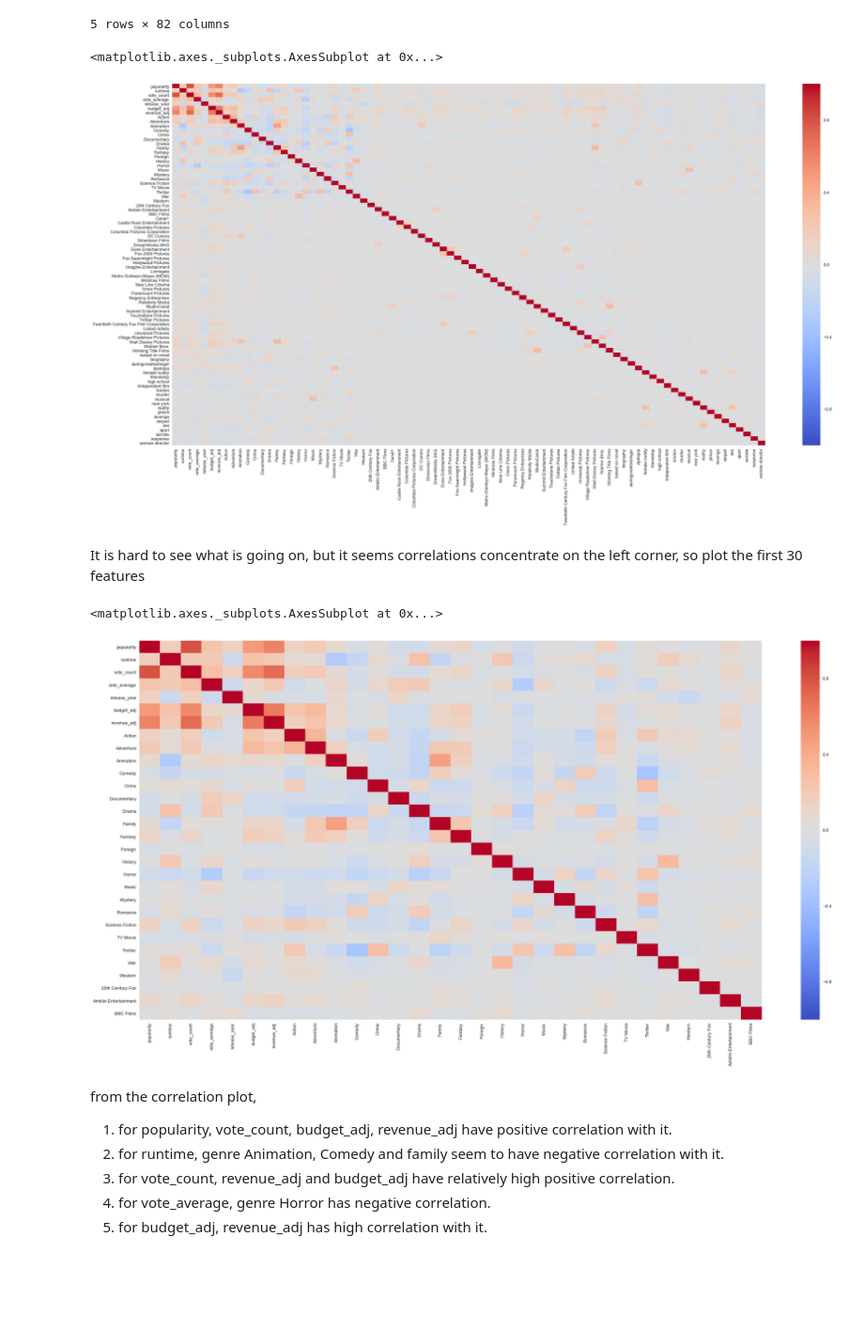
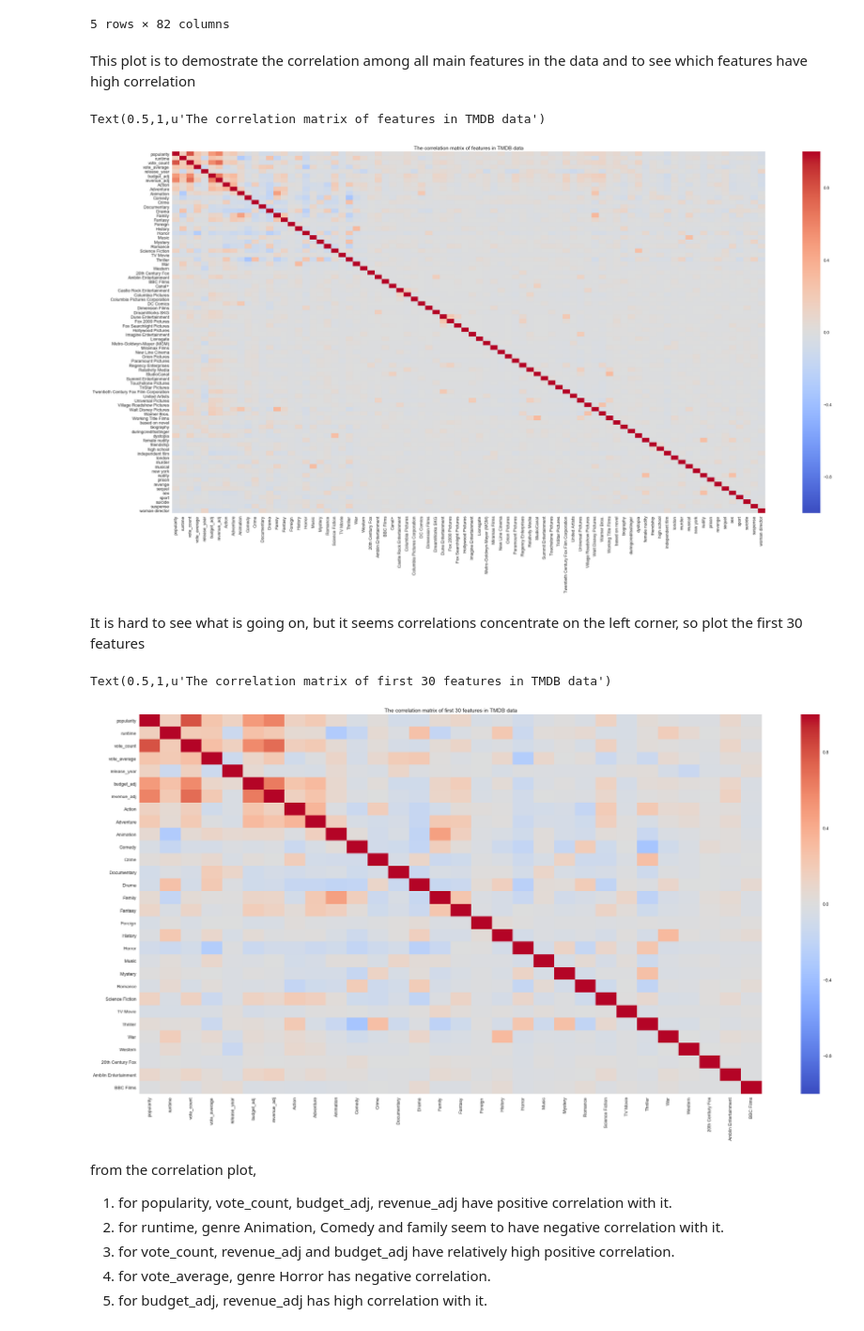
Before and after one commit to hankzhu4291/tmdb-movie, a Jupyter notebook: tmdb-movie-investigation.ipynb, the cells around one changed output. Shown at 94% size. Cells and saved outputs as stored; diff of their text form; code cells hidden in the pictures; blank space fills up the shorter version.

```diff
--- a/tmdb-movie-investigation.ipynb
+++ b/tmdb-movie-investigation.ipynb
@@ -526,24 +568,28 @@ data_corr.head()
 | vote_average | 0.244907 | 0.203486 | 0.288359 | 1.000000 | -0.124153 | 0.102811 | 0.218250 | -0.095238 | ... |
 | release_year | 0.137012 | -0.128110 | 0.149766 | -0.124153 | 1.000000 | 0.065556 | -0.037997 | -0.038107 | ... |
 5 rows × 82 columns
+# %% [markdown]
+This plot is to demostrate the correlation among all main features in the data and to see which features have high correlation
 # %%
 plt.figure(figsize=[40,20])
 sns.heatmap(data_corr,
         xticklabels=data_corr.columns,
         yticklabels=data_corr.columns, cmap="coolwarm", vmin=-1, vmax=1)
+plt.title('The correlation matrix of features in TMDB data')
 # %% [output]
-<matplotlib.axes._subplots.AxesSubplot at 0x...>
+Text(0.5,1,u'The correlation matrix of features in TMDB data')
-[figure, old version]
+[figure, new version]
 # %% [markdown]
 It is hard to see what is going on, but it seems correlations concentrate on the left corner, so plot the first 30 features
 # %%
 plt.figure(figsize=[40,20])
 sns.heatmap(data_corr.iloc[0:30, 0:30],
         xticklabels=data_corr.iloc[0:30, 0:30].columns,
         yticklabels=data_corr.iloc[0:30, 0:30].columns, cmap="coolwarm", vmin=-1, vmax=1)
+plt.title('The correlation matrix of first 30 features in TMDB data')
 # %% [output]
-<matplotlib.axes._subplots.AxesSubplot at 0x...>
+Text(0.5,1,u'The correlation matrix of first 30 features in TMDB data')
-[figure, old version]
+[figure, new version]
 # %% [markdown]
 from the correlation plot,
 1. for popularity, vote_count, budget_adj, revenue_adj have positive correlation with it.
```
Also changed, not shown: parts of 22 cells of this notebook, 1 other file.
